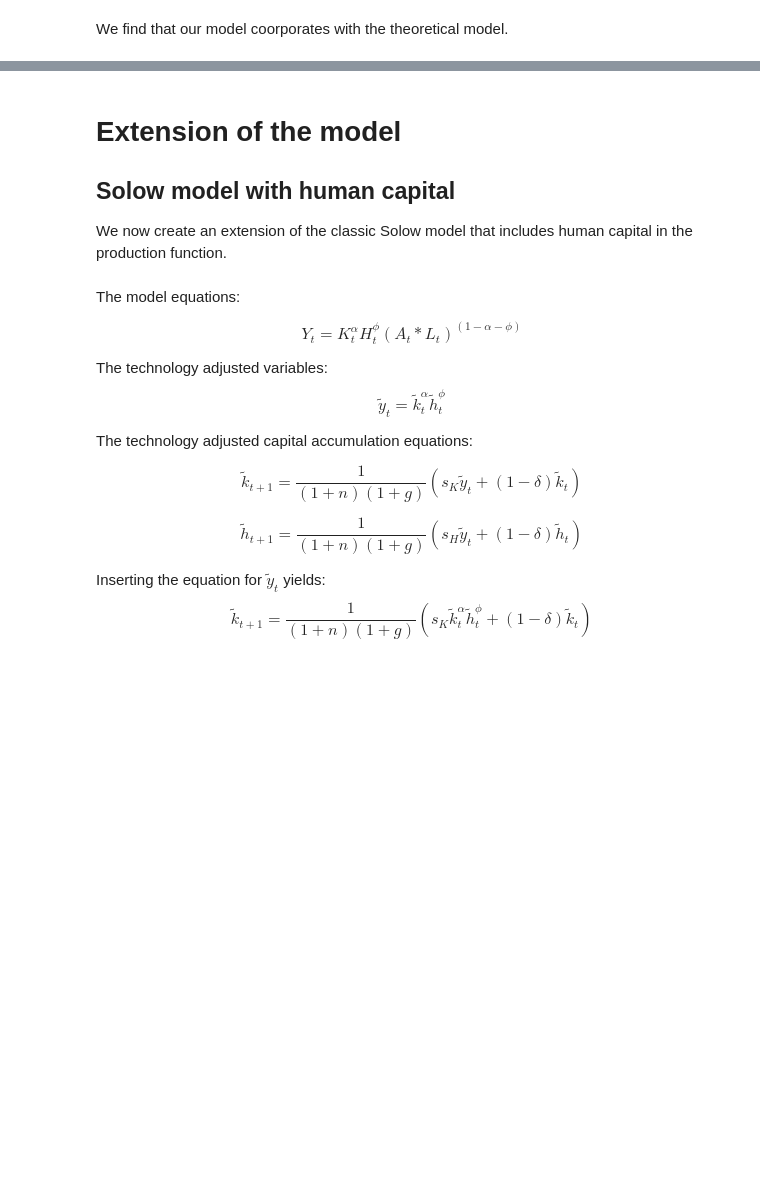
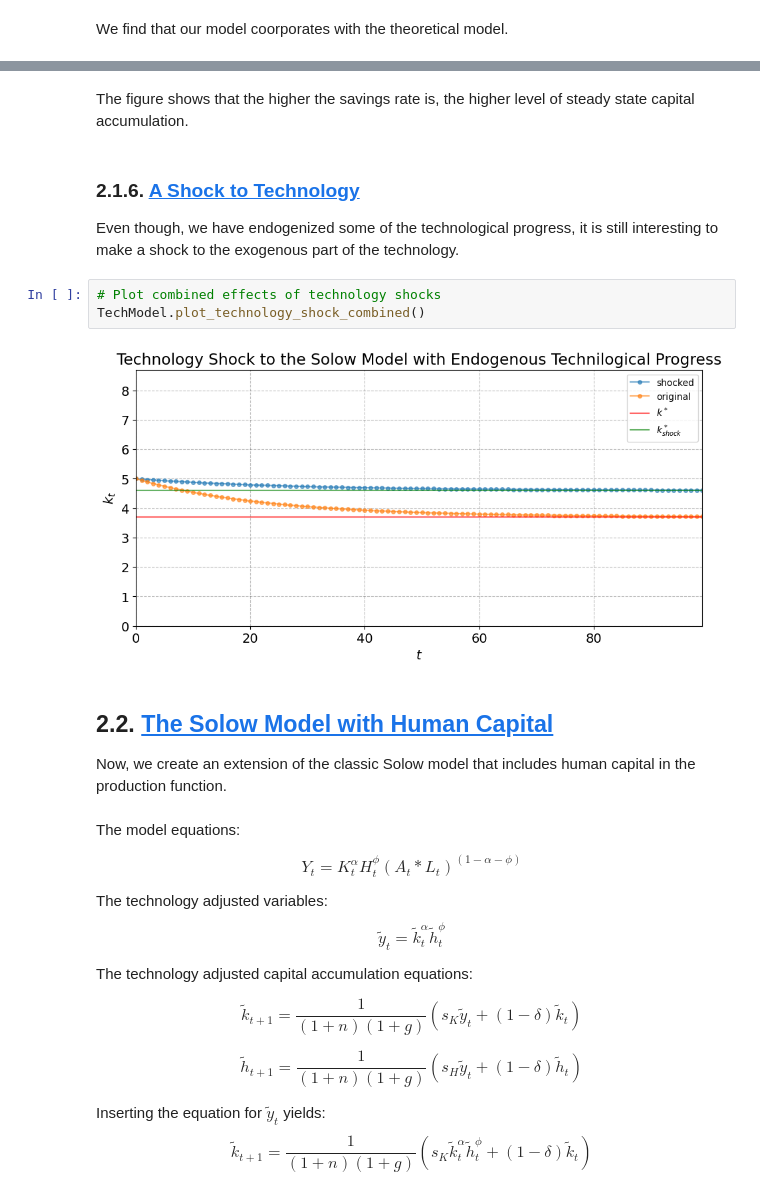
Before and after one commit to NumEconCopenhagen/projects-2024-agnete-og-andrea, a Jupyter notebook: modelproject/Solow.ipynb, the cells around one changed output, grey strips where cells are left out. Drawn from its saved outputs; the diff is of its cells as text; blank space fills up the shorter version.

```diff
--- a/modelproject/Solow.ipynb
+++ b/modelproject/Solow.ipynb
@@ -154,8 +277,20 @@ We find that our model coorporates with the theoretical model.
+# %% [markdown]
+The figure shows that the higher the savings rate is, the higher level of steady state capital accumulation.
+# %% [markdown]
+### 2.1.6. <a id='toc2_1_6_'></a>   [A Shock to Technology](#toc0_)
+
+Even though, we have endogenized some of the technological progress, it is still interesting to make a shock to the exogenous part of the technology.
+# %%
+# Plot combined effects of technology shocks
+TechModel.plot_technology_shock_combined()
+# %% [output]
+[figure, added]
 # %% [markdown]
-# Extension of the model
-## Solow model with human capital
 
-We now create an extension of the classic Solow model that includes human capital in the production function.
+## 2.2. <a id='toc2_2_'></a>   [The Solow Model with Human Capital](#toc0_)
+
+
+Now, we create an extension of the classic Solow model that includes human capital in the production function.
 # %% [markdown]
 The model equations:
 
```
Also changed, not shown: parts of 36 cells of this notebook, 1 other file.
